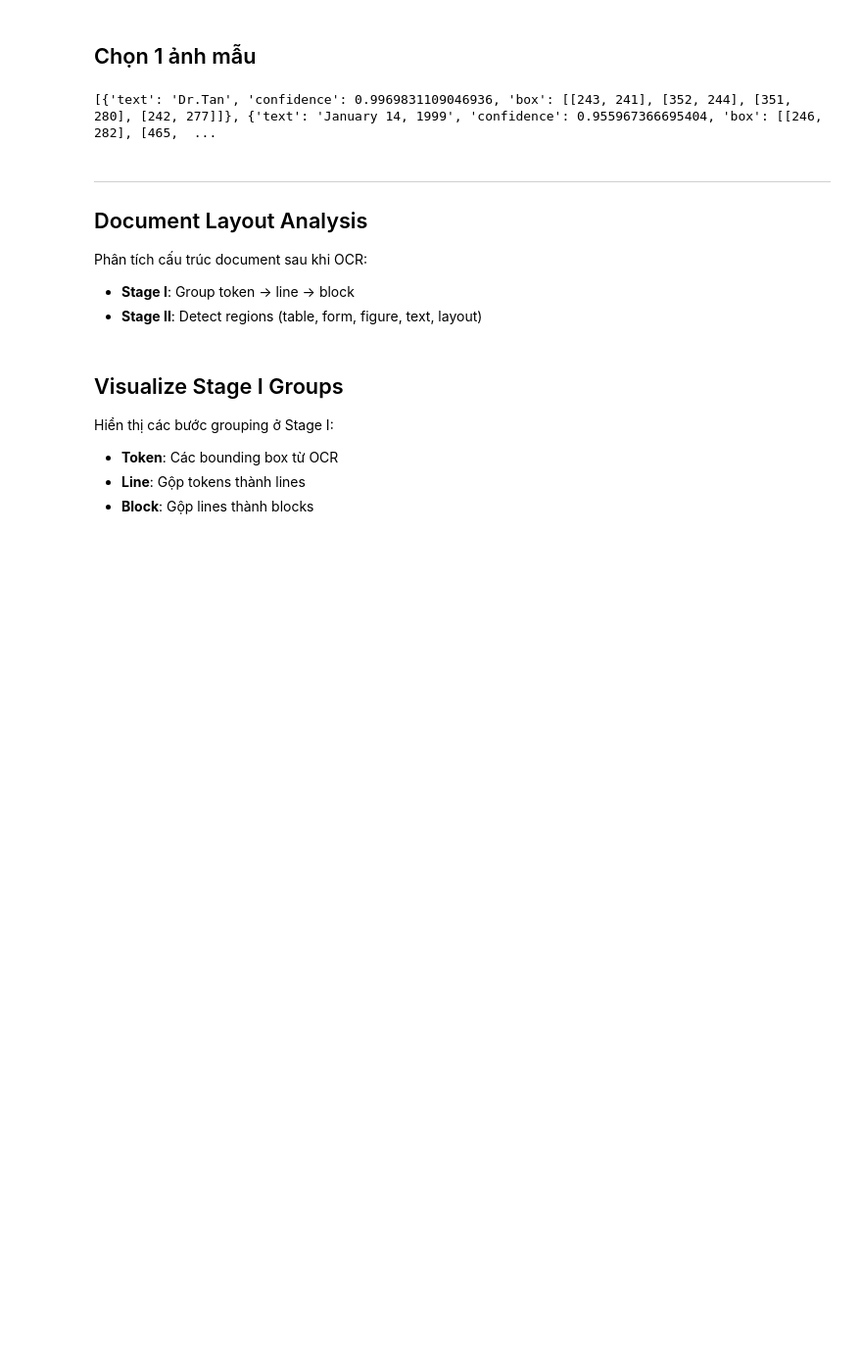
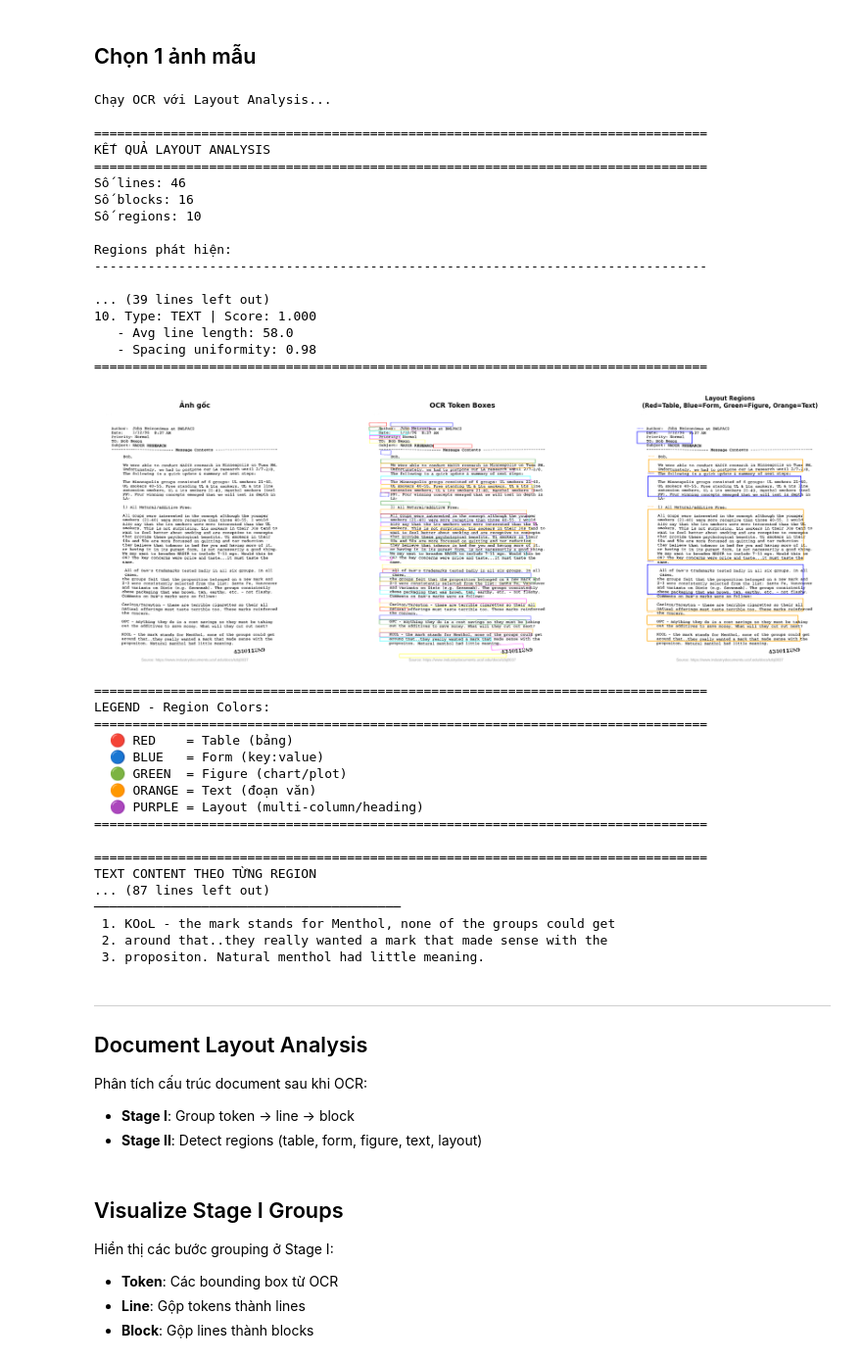
Before and after one commit to Thach375/DocVQA, a Jupyter notebook: pipeline/2_PaddleOCR.ipynb, the cells around one changed output. Shown at 98% size. Cells and saved outputs as stored; diff of their text form; code cells hidden in the pictures; blank space fills up the shorter version.

Commit message:
done dataset

```diff
--- a/pipeline/2_PaddleOCR.ipynb
+++ b/pipeline/2_PaddleOCR.ipynb
@@ -39,27 +38,58 @@ Output folder: d:\Thach\HUST\Project_1\VQA\code\dataset\DocVQA_OCR
 # %%
 # Tìm 1 ảnh mẫu
 import random
 
-sample_image = '../dataset/DocVQA_Images\\train\\1037.png'
+sample_image = '../dataset/DocVQA_Images/test/250.png'
 idx = random.randint(0, 1000)
 if sample_image is None:
     for subset in SUBSETS:
         subset_folder = os.path.join(IMAGES_FOLDER, subset)
         if os.path.exists(subset_folder):
             images = glob.glob(os.path.join(subset_folder, "*.png"))[idx:idx+1]
             print(images)
             if images:
                 sample_image = images[0]
                 break
 else:
-    images = os.path.join(IMAGES_FOLDER, 'train', f'{sample_image}.png')
+    images = os.path.join(IMAGES_FOLDER, 'test', f'{sample_image}.png')
 
-# group(sample_image, ocr_processor)
+group(sample_image, ocr_processor)
+# %% [output]
+Chạy OCR với Layout Analysis...
+
+================================================================================
+KẾT QUẢ LAYOUT ANALYSIS
+================================================================================
+Số lines: 46
+Số blocks: 16
+Số regions: 10
+
+Regions phát hiện:
+--------------------------------------------------------------------------------
+
+... (39 lines left out)
+10. Type: TEXT | Score: 1.000
+   - Avg line length: 58.0
+   - Spacing uniformity: 0.98
+================================================================================
+[figure, added]
+================================================================================
+LEGEND - Region Colors:
+================================================================================
+  🔴 RED    = Table (bảng)
+  🔵 BLUE   = Form (key:value)
+  🟢 GREEN  = Figure (chart/plot)
+  🟠 ORANGE = Text (đoạn văn)
+  🟣 PURPLE = Layout (multi-column/heading)
+================================================================================
+
+================================================================================
+TEXT CONTENT THEO TỪNG REGION
+... (87 lines left out)
+────────────────────────────────────────
+ 1. KOoL - the mark stands for Menthol, none of the groups could get
+ 2. around that..they really wanted a mark that made sense with the
+ 3. propositon. Natural menthol had little meaning.
-# %%
-test = ocr_processor.run_ocr(sample_image)
-print(test['details'])
-# %% [output]
-[{'text': 'Dr.Tan', 'confidence': 0.9969831109046936, 'box': [[243, 241], [352, 244], [351, 280], [242, 277]]}, {'text': 'January 14, 1999', 'confidence': 0.955967366695404, 'box': [[246, 282], [465,  ...
 # %% [markdown]
 ---
 ## Document Layout Analysis
```
Also changed, not shown: parts of 8 cells of this notebook, 7 other files.
